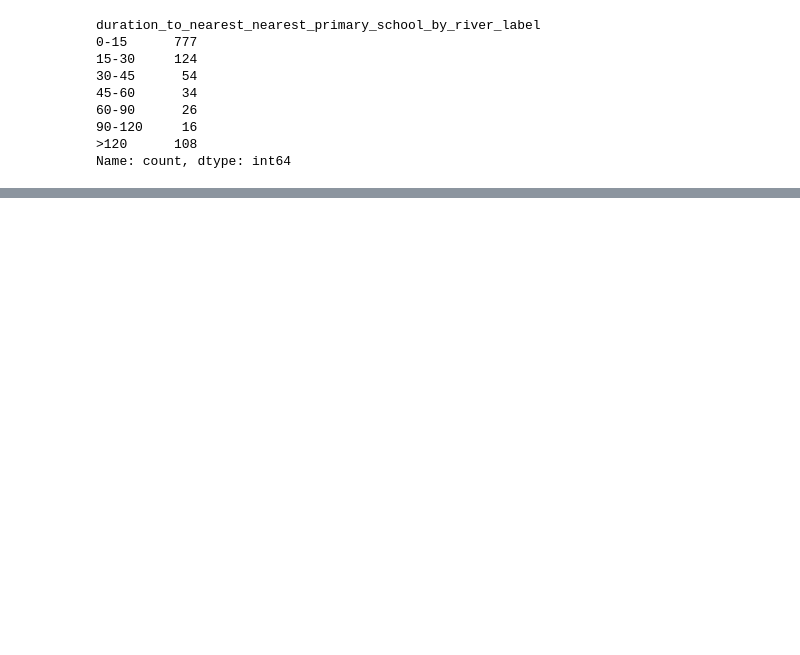
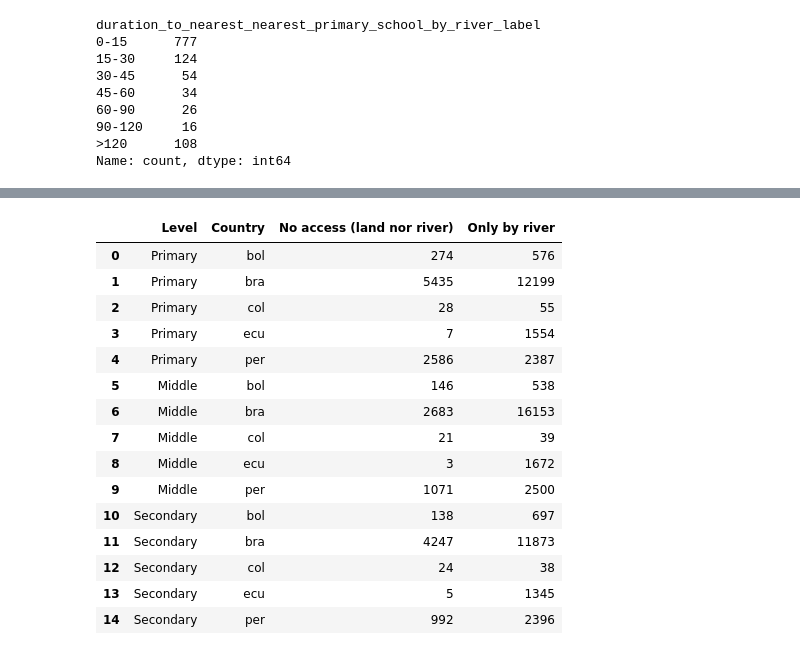
Before and after one commit to Claudio9701/amazon-settlements-edu-access, a Jupyter notebook: 06_01_riverside_schools.ipynb, the cells around one changed output, grey strips where cells are left out. Saved outputs shown, nothing was run; the diff lists cells and outputs as text; code cells hidden in the pictures; blank space fills up the shorter version.

```diff
--- a/06_01_riverside_schools.ipynb
+++ b/06_01_riverside_schools.ipynb
@@ -532,0 +768,46 @@ Name: count, dtype: int64
+# %%
+# Calculate population by education level, type of access (no access, only by river), and country
+pop_access_summary = []
+
+for level, (iso_name, wriver_name, pop_col) in zip(levels, pop_columns):
+    wriver_ttimes = globals()[f"{wriver_name.replace('_proj', '')}_ttimes"]
+    # Group by country for both no access and only by river
+    for country, group in wriver_ttimes.groupby("country"):
+        # No access by land nor river: duration label isna
+        pop_no_access = group[
+            group[
+                f"duration_to_nearest_nearest_{level.lower()}_school_by_river_label"
+            ].isna()
+        ][pop_col].sum()
+        # Only by river: duration label is notna
+        pop_only_by_river = group[
+            group[
+                f"duration_to_nearest_nearest_{level.lower()}_school_by_river_label"
+            ].notna()
+        ][pop_col].sum()
+        pop_access_summary.append(
+            [level, country, int(pop_no_access), int(pop_only_by_river)]
+        )
+
+df_pop_access_summary_country = pd.DataFrame(
+    pop_access_summary,
+    columns=["Level", "Country", "No access (land nor river)", "Only by river"],
+)
+df_pop_access_summary_country
+# %% [output]
+|  | Level | Country | No access (land nor river) | Only by river |
+| 0 | Primary | bol | 274 | 576 |
+| 1 | Primary | bra | 5435 | 12199 |
+| 2 | Primary | col | 28 | 55 |
+| 3 | Primary | ecu | 7 | 1554 |
+| 4 | Primary | per | 2586 | 2387 |
+| 5 | Middle | bol | 146 | 538 |
+| 6 | Middle | bra | 2683 | 16153 |
+| 7 | Middle | col | 21 | 39 |
+| 8 | Middle | ecu | 3 | 1672 |
+| 9 | Middle | per | 1071 | 2500 |
+| 10 | Secondary | bol | 138 | 697 |
+| 11 | Secondary | bra | 4247 | 11873 |
+| 12 | Secondary | col | 24 | 38 |
+| 13 | Secondary | ecu | 5 | 1345 |
+| 14 | Secondary | per | 992 | 2396 |
```
Also changed, not shown: parts of 56 cells of this notebook, 2 other files.
